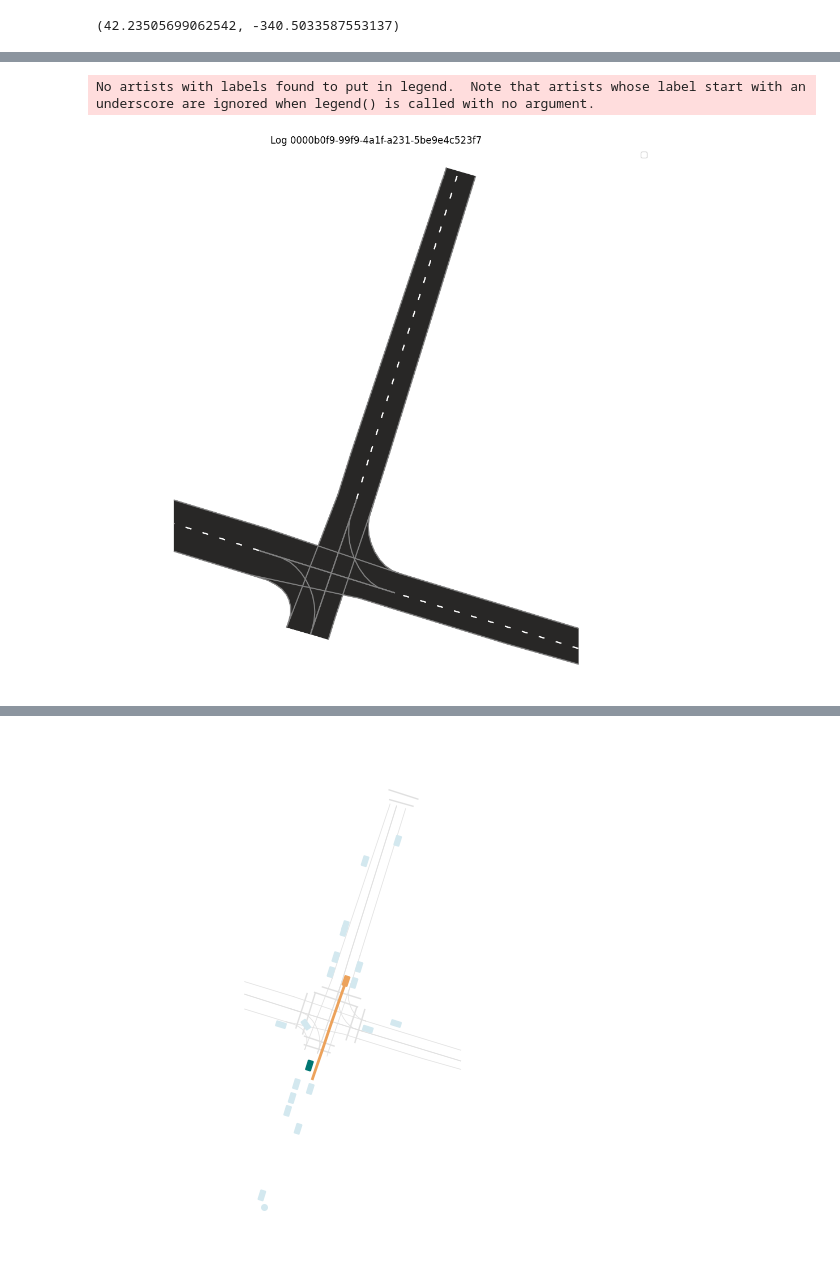
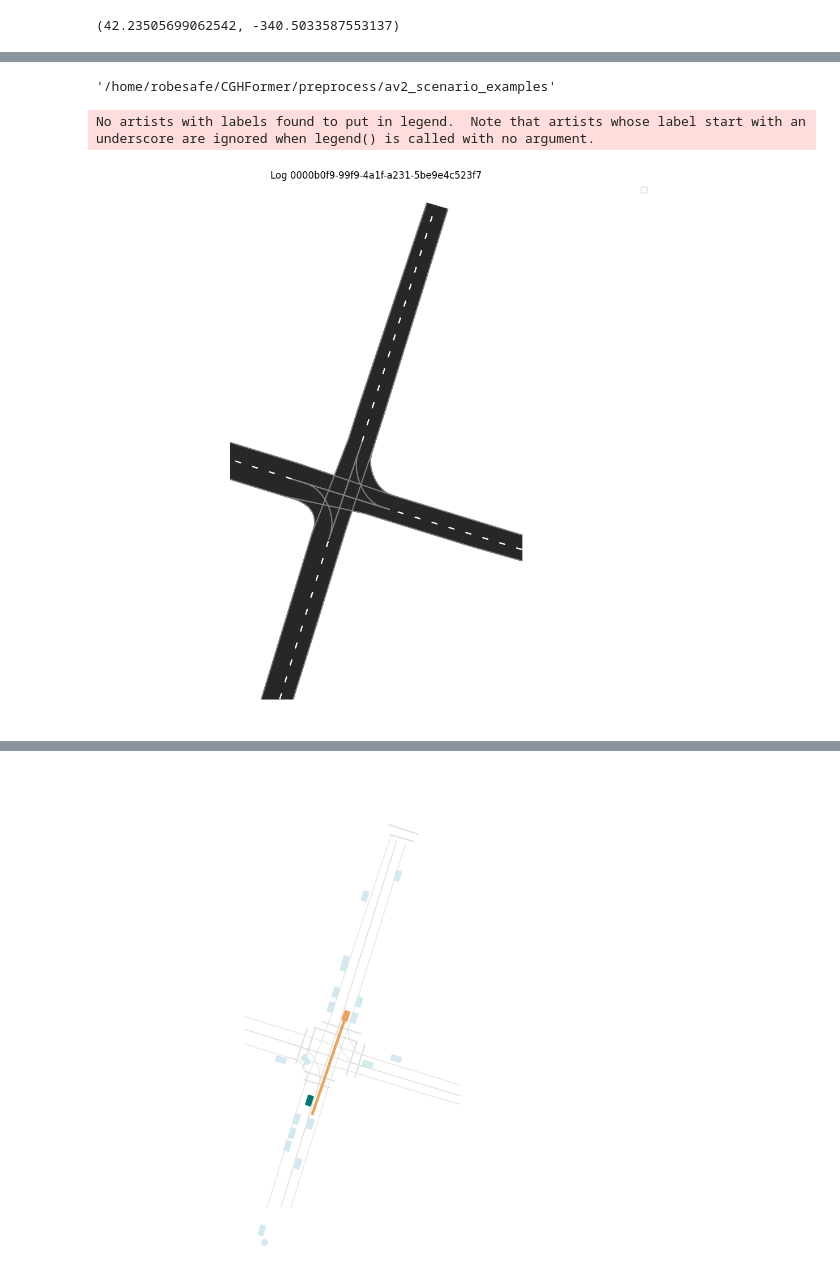
Before and after one commit to Cram3r95/argo2_TGR, a Jupyter notebook: preprocess/read_forecasting_scenario.ipynb, the cells around one changed output, grey strips where cells are left out. Drawn from its saved outputs; the diff is of its cells as text; code cells hidden in the pictures.

```diff
--- a/preprocess/read_forecasting_scenario.ipynb
+++ b/preprocess/read_forecasting_scenario.ipynb
@@ -188,31 +169,35 @@ centerline, width:  [[  38.535      -340.01          5.285     ]
+# %%
+SAVE_DIR
+# %% [output]
+'/home/robesafe/CGHFormer/preprocess/av2_scenario_examples'
 # %%
 fig = plt.figure(1, figsize=(10, 10))
 ax = fig.add_subplot(111)
 
 query_center: NDArrayFloat = np.array([last_obs_x, last_obs_y])
-search_radius = 25 # m
+search_radius = 50 # m
 nearby_lane_segments = static_map.get_nearby_lane_segments(query_center,search_radius)
-NUM_LANES = 100
-nearby_lane_segments = nearby_lane_segments[:NUM_LANES]
+# NUM_LANES = 100
+# nearby_lane_segments = nearby_lane_segments[:NUM_LANES]
 plot_lane_segments(ax=ax, lane_segments=nearby_lane_segments) # Nearby lane segments
 
 # plot_lane_segments(ax=ax, lane_segments=static_map.get_scenario_lane_segments()) # All lane segments
 
 plt.axis("equal")
 # plt.xlim(*xlims)
 # plt.ylim(*ylims)
 plt.title(f"Log {scenario_id}")
 plt.axis("off")
 plt.legend()
 plt.tight_layout()
 
-# plt.savefig(os.path.join(SAVE_DIR,"test_carlos_nearby.jpg"), dpi=500)
+plt.savefig(os.path.join(SAVE_DIR,f"{id_}_all_lanes.png"), dpi=500)
 
 plt.show()
 plt.close("all")
 # %% [output]
 No artists with labels found to put in legend.  Note that artists whose label start with an underscore are ignored when legend() is called with no argument.
-[figure, old version]
+[figure, new version]
 # %%
 len(nearby_lane_segments)
 nearby_lane_segments[0]
```
Also changed, not shown: parts of 4 cells of this notebook, 3 other files.
